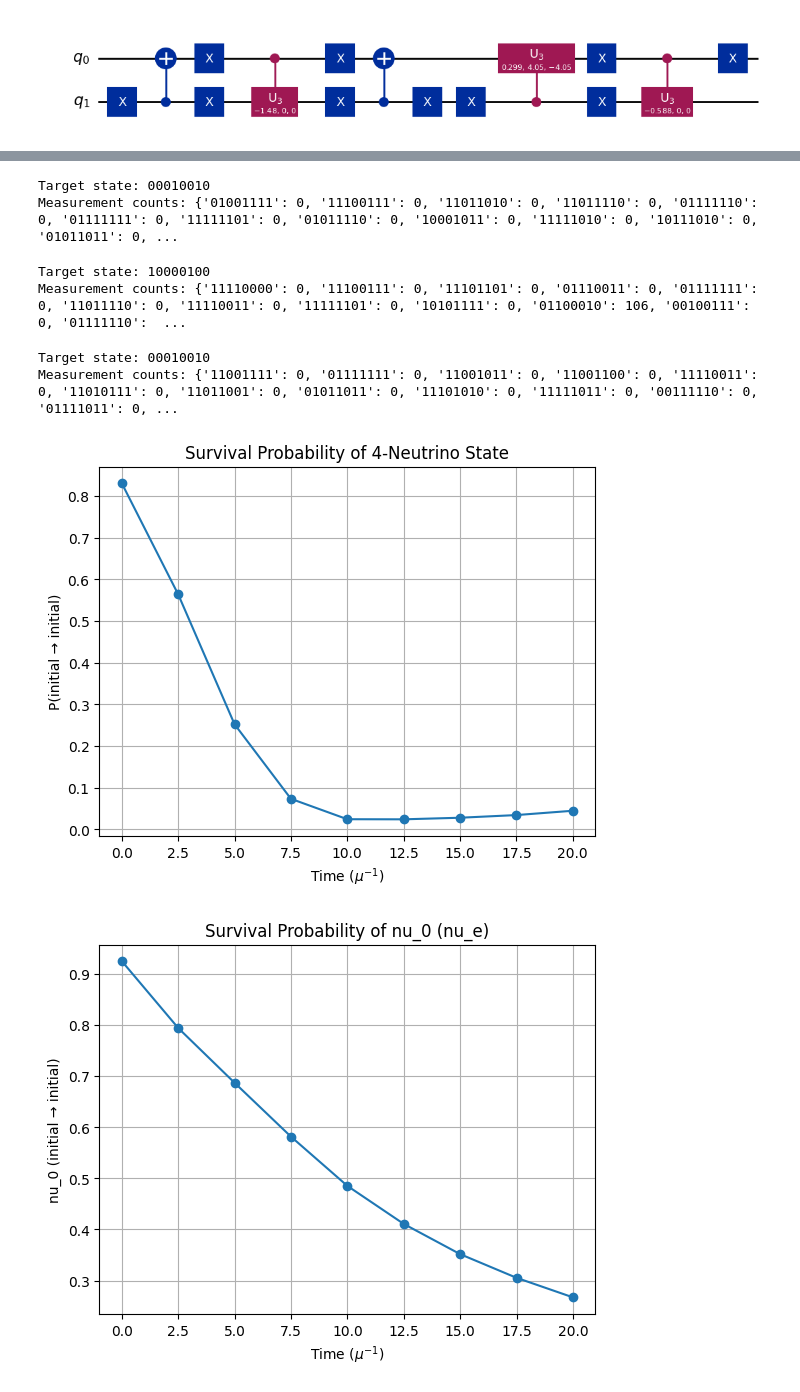
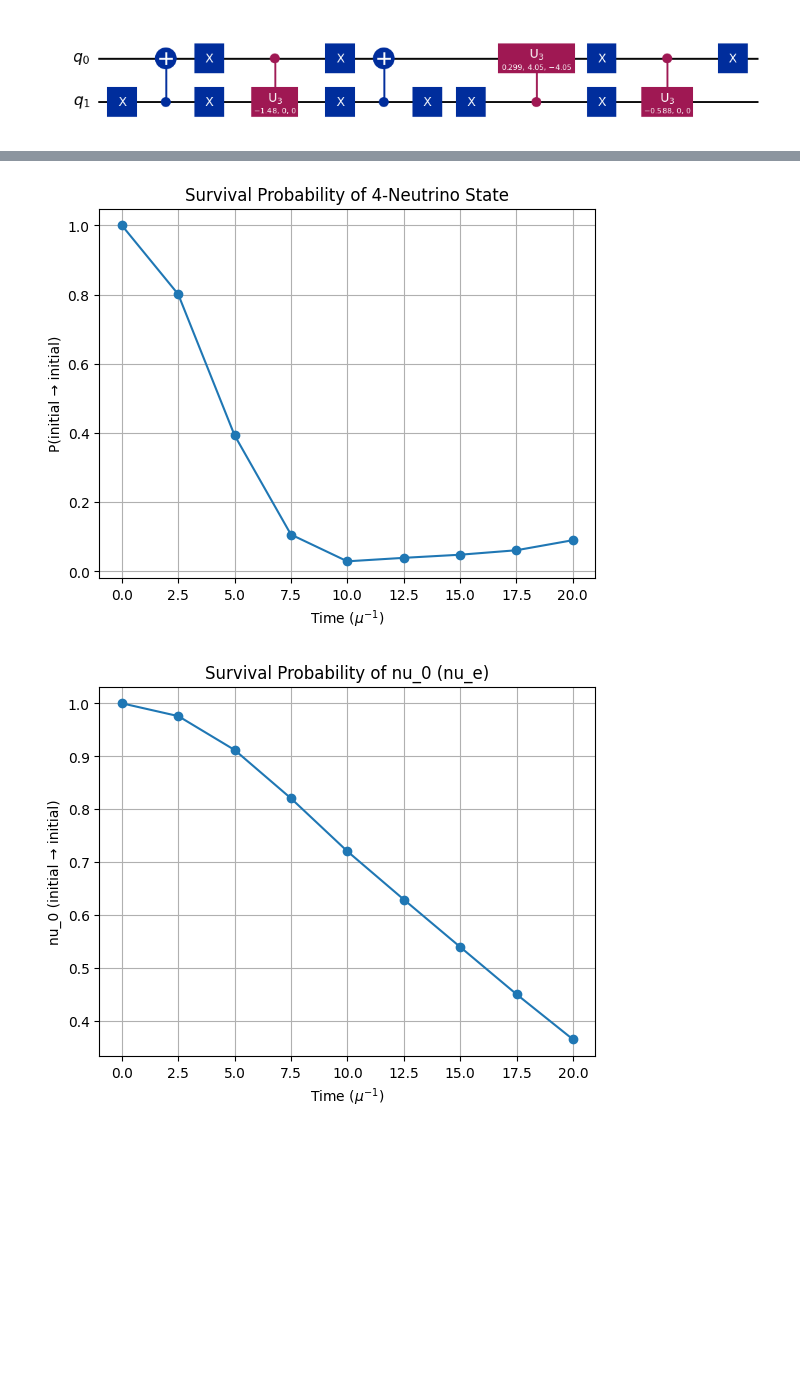
Before and after one commit to Ushakrhmn/Quantum-neutrino-Amol-Basu, a Jupyter notebook: SBN/SNB_3flavour_20-neutrino_2407_swap_decompose.ipynb, the cells around one changed output, grey strips where cells are left out. Drawn from its saved outputs; the diff is of its cells as text; code cells hidden in the pictures; blank space fills up the shorter version.

```diff
--- a/SBN/SNB_3flavour_20-neutrino_2407_swap_decompose.ipynb
+++ b/SBN/SNB_3flavour_20-neutrino_2407_swap_decompose.ipynb
@@ -39,23 +39,15 @@ import mthree
 # %%
 import qiskit_aer as aer
 # %%
-# # noiseless implementation
-# #sampler = StatevectorSampler()
-# # simulator=AerSimulator(method="statevector")
-# #simulator = Aer.get_backend("qasm_simulator")
-
-# service = QiskitRuntimeService()
-# backend = service.backend('ibm_sherbrooke')
-# # backend = AerSimulator(method='statevector')
-# # backend = AerSimulator.from_backend(backend)
-# sampler = Sampler(backend)
-
+# --------------------- Simulator options --------------------
 simulator_flag = True
-noiseless_flag = False
+noiseless_flag = True
 linear_noiseless_flag = False # use linear connectivity from IBM Sherbrooke, but noiseless
-reduced_noise_flag = True # use a custom noise model with reduced noise compared to IBM Sherbrooke
+reduced_noise_flag = False # use a custom noise model with reduced noise compared to IBM Sherbrooke
 
 config = None
+
+# --------------------- Error Mitigation Flags --------------------
 
 MIN_DEPTH_INTERACT = False
 SUZUKI_TROTTER_FLAG = False
@@ -71,27 +63,35 @@ mit = None
 
 PHS_FLAG = True
 
+# --------------------- Saving options --------------------
+
 save_postfix = "_pHS_rednoise_truet12_q1_q2"
 
 SAVEFIG_FLAG = False
 
+# --------------------- Initialization of backend --------------------
 backend = None
 
 if simulator_flag:
+    # Using simulator
     if linear_noiseless_flag:
+        # Noiseless simulator with linear connectivity (of IBM Sherbrooke)
         config = FakeSherbrooke().configuration()
         coupling_map = config.coupling_map
         simulator = AerSimulator(method='statevector', coupling_map=coupling_map, noise_model=None)
         backend = simulator
     else:
+        # Other simulator options
         if not noiseless_flag:
+            # Simulator with noise
             if not reduced_noise_flag:
                 # noise model from sherbrooke
-                service = QiskitRuntimeService()
-                simulator = AerSimulator(method='statevector').from_backend(service.backend('ibm_sherbrooke'))
+                backend = FakeSherbrooke()
+                simulator = AerSimulator(method='statevector').from_backend(FakeSherbrooke())
                 config = FakeSherbrooke().configuration()
                 backend = simulator
             else:
+                # Custom noise model
                 # Copyright (C) 205 Joachim Kopp (jkopp@cern.ch), Malte Buschmann (m.s.a.buschmann@uva.nl)
                 T1 = 285e3  # 2000 µs                 # coherence times (T1, T2)
                 T2 = 166e3   # 1600 µs
@@ -115,8 +115,12 @@ if simulator_flag:
                 noise_model.add_all_qubit_readout_error(readout_error)
                 simulator = aer.AerSimulator(noise_model=noise_model)
                 backend = simulator
-
+        else:
+            # Noiseless simulator
+            simulator = AerSimulator(method='statevector')
+            backend = simulator
 else:
+    # Using a real device
     service = QiskitRuntimeService()
     backend = service.backend('ibm_sherbrooke')
     sampler = Sampler(backend)
@@ -136,6 +140,8 @@ else:
         sampler.options.resilience.zne.noise_factors = (1, 3, 5)
         sampler.options.resilience.zne.extrapolator = "exponential"
 
+# --------------------- Gate options --------------------
+
 explicit_swap_flag = False
 
 PMNS_TYPE = 0
@@ -651,7 +657,7 @@ for t in tqdm(times):
     print("Target state:", target_state)
 
     # here we count all non-physical states
-    if PHYSICAL_FLAG:
+    if PHS_FLAG:
         for key in counts.keys():
             for digi in range(N):
                 if key[2*digi] == '1' and key[2*digi+1] == '1':
@@ -662,7 +668,7 @@ for t in tqdm(times):
         for key in counts.keys():
             norm += counts[key]
 
-    if PHYSICAL_FLAG:
+    if PHS_FLAG:
         prob = counts.get(target_state, 0) / norm
     else:
         prob = counts.get(target_state, 0) / shots
@@ -673,7 +679,7 @@ for t in tqdm(times):
     nu_0_loc = np.where(np.asarray(order) == 0)[0][0]
     for key in counts.keys():
         if key[2*nu_0_loc] == '0' and key[2*nu_0_loc+1] == '0': # initial nu_e state
-            if not PHYSICAL_FLAG:
+            if not PHS_FLAG:
                 c += counts[key]
             else:
                 for digi in range(N):
@@ -724,8 +736,2 @@ Measurement counts: {'11111101': 0, '11100111': 0, '01110011': 0, '11110011': 0,
-Target state: 00010010
-Measurement counts: {'01001111': 0, '11100111': 0, '11011010': 0, '11011110': 0, '01111110': 0, '01111111': 0, '11111101': 0, '01011110': 0, '10001011': 0, '11111010': 0, '10111010': 0, '01011011': 0, ...
-Target state: 10000100
-Measurement counts: {'11110000': 0, '11100111': 0, '11101101': 0, '01110011': 0, '01111111': 0, '11011110': 0, '11110011': 0, '11111101': 0, '10101111': 0, '01100010': 106, '00100111': 0, '01111110':  ...
-Target state: 00010010
-Measurement counts: {'11001111': 0, '01111111': 0, '11001011': 0, '11001100': 0, '11110011': 0, '11010111': 0, '11011001': 0, '01011011': 0, '11101010': 0, '11111011': 0, '00111110': 0, '01111011': 0, ...
-[figure, old version]
+[figure, new version]
-[figure, old version]
+[figure, new version]
```
Also changed, not shown: parts of 2 cells of this notebook, 1 other file.
